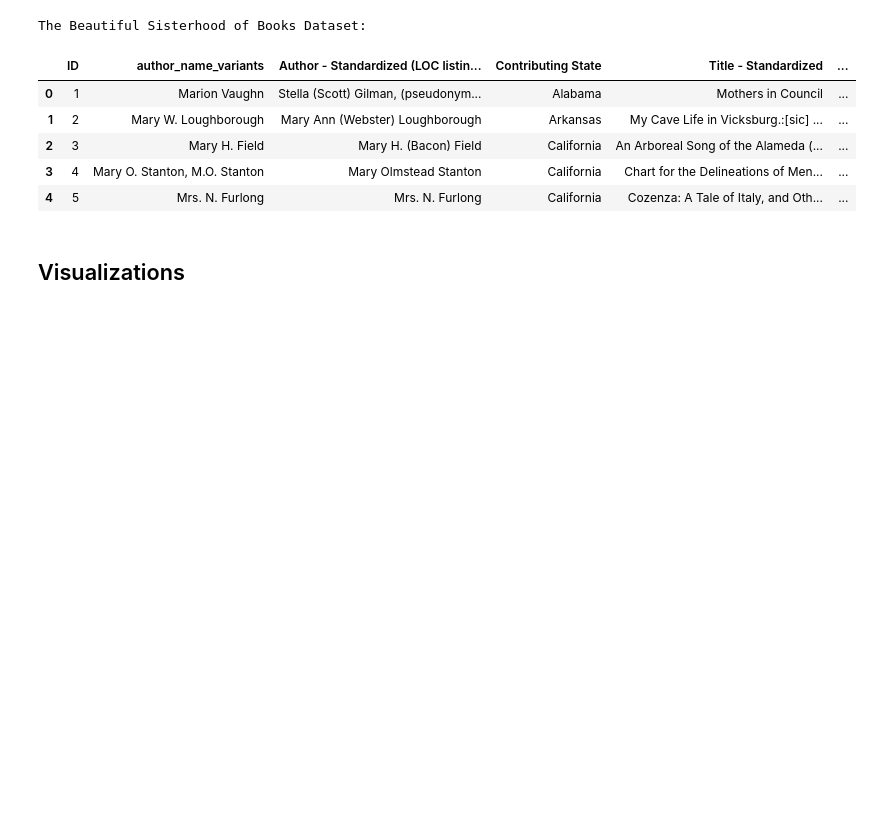
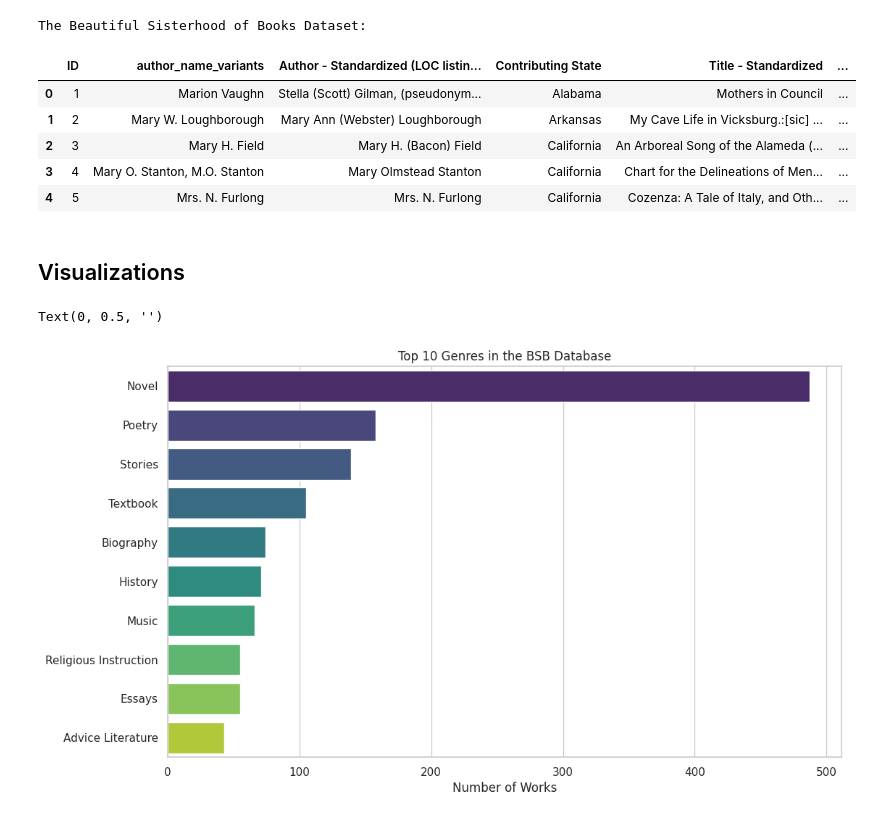
Before and after one commit to akjieettt/dri-beautiful-sisterhood-of-books, a Jupyter notebook: DRIBeautifulSisterhoodOfBooks.ipynb, the cells around one changed output. Cells and saved outputs as stored; diff of their text form; code cells hidden in the pictures; blank space fills up the shorter version.

```diff
--- a/DRIBeautifulSisterhoodOfBooks.ipynb
+++ b/DRIBeautifulSisterhoodOfBooks.ipynb
@@ -22,17 +22,18 @@ import numpy as np
 import matplotlib.pyplot as plt
 import seaborn as sns
 from scipy import stats
+import geopandas as gpd
 
 # Load the wine quality datasets
-df_bsb = pd.read_csv("BSBMasterDatabase.csv")
+df = pd.read_csv("BSBMasterDatabase.csv")
 
 # Printing the number of wines in each dataset
-print(f"Total Number of Entries: {len(df_bsb)}")
+print(f"Total Number of Entries: {len(df)}")
 print(f"Total Number of NaNs:")
-display(df_bsb.isna().sum())
+display(df.isna().sum())
 
 print("\nThe Beautiful Sisterhood of Books Dataset:")
-display(df_bsb.head())
+display(df.head())
 # %% [output]
 Total Number of Entries: 1310
 Total Number of NaNs:
@@ -60,0 +124,37 @@ The Beautiful Sisterhood of Books Dataset:
+# %%
+# Prepare data
+genre_counts = (
+    df["GENRE(s)"]
+    .dropna()
+    .str.split(",")
+    .explode()
+    .str.strip()
+    .value_counts()
+    .head(10)
+)
+
+plot_df = genre_counts.reset_index()
+plot_df.columns = ["Genre", "Count"]
+
+# Style
+sns.set_theme(style="whitegrid")
+plt.figure(figsize=(12, 7))
+
+palette = sns.color_palette("viridis", len(plot_df))
+
+ax = sns.barplot(
+    data=plot_df,
+    x="Count",
+    y="Genre",
+    hue="Genre",
+    palette=palette,
+    legend=False          # remove legend (since hue duplicates y)
+)
+
+# Titles & labels
+ax.set_title("Top 10 Genres in the BSB Database")
+ax.set_xlabel("Number of Works")
+ax.set_ylabel("")
+# %% [output]
+Text(0, 0.5, '')
+[figure, added]
```
Also changed, not shown: parts of 3 cells of this notebook.
